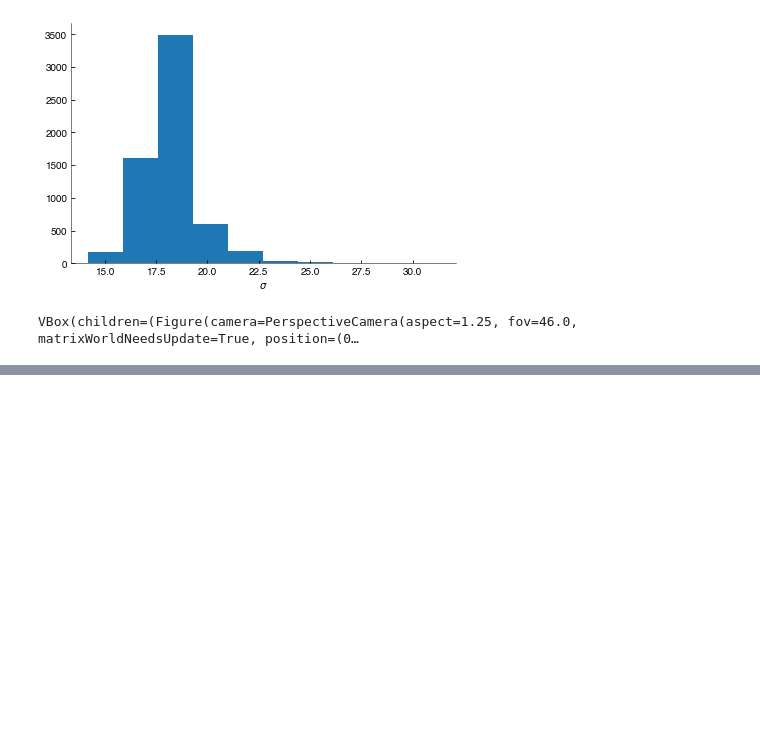
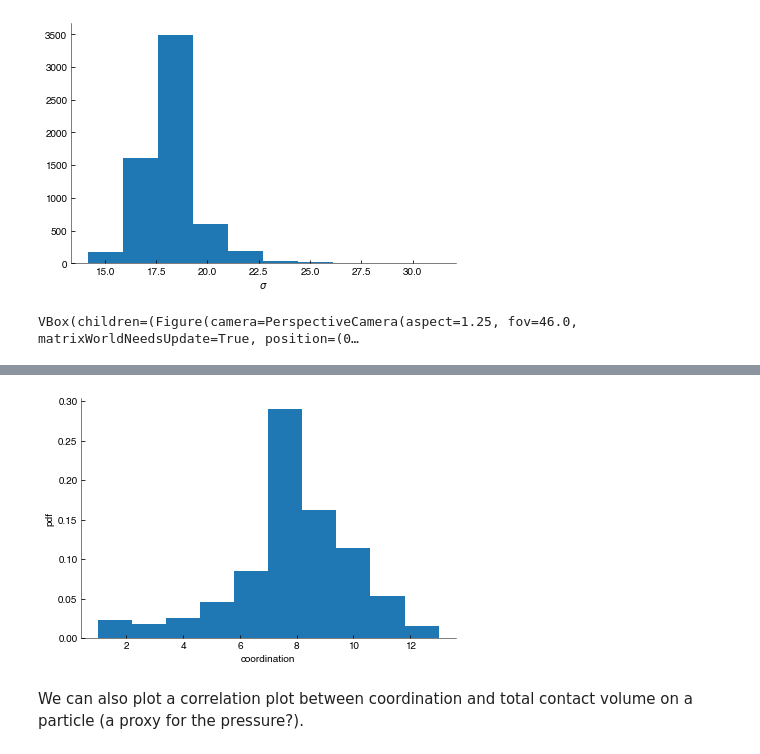
Before and after one commit to FTurci/canard-enchaine, a Jupyter notebook: Analysis.ipynb, the cells around one changed output, grey strips where cells are left out. Cells and saved outputs as stored; diff of their text form; code cells hidden in the pictures; blank space fills up the shorter version.

```diff
--- a/Analysis.ipynb
+++ b/Analysis.ipynb
@@ -67,0 +90,6 @@ plt.hist(u)
+# %%
+plt.hist(coordination, density=True); plt.xlabel('coordination');plt.ylabel('pdf');
+# %% [output]
+[figure, added]
+# %% [markdown]
+We can also plot a correlation plot between coordination and total contact volume on a particle  (a proxy for the pressure?).
```
Also changed, not shown: parts of 11 cells of this notebook.
